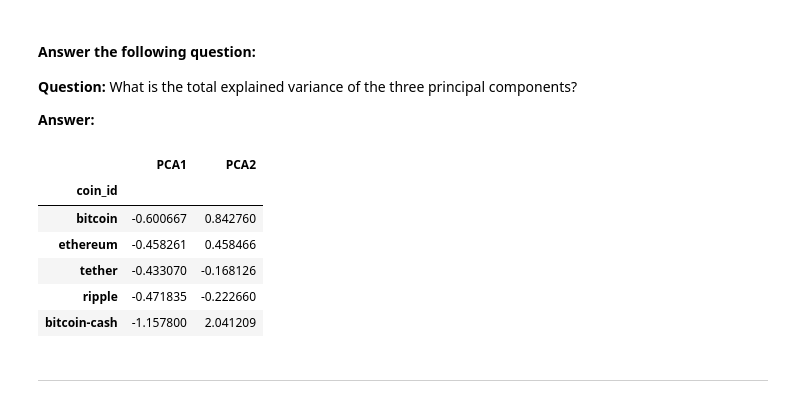
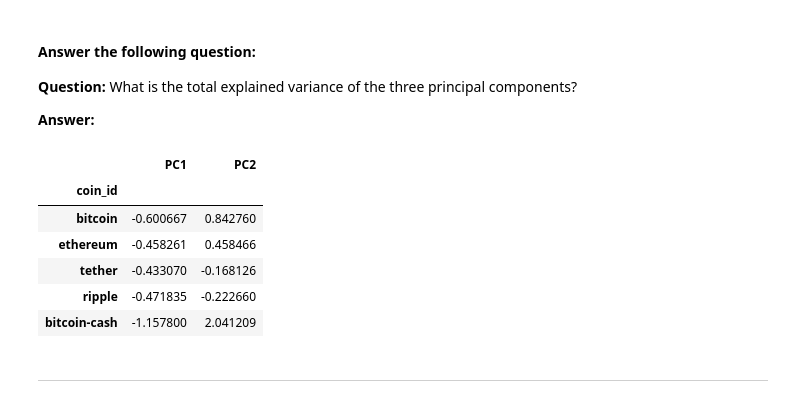
Before and after one commit to PatriciaDaher/CryptoClustering, a Jupyter notebook: Crypto_Clustering.ipynb, the cells around one changed output. Saved outputs shown, nothing was run; the diff lists cells and outputs as text; code cells hidden in the pictures.

```diff
--- a/Crypto_Clustering.ipynb
+++ b/Crypto_Clustering.ipynb
@@ -236,19 +230,19 @@ array([0.3719856 , 0.34700813])
 # %%
 # Create a new DataFrame with the PCA data.
 market_pca_df = pd.DataFrame(
-    market_pca, columns=["PCA1","PCA2"]
+    market_pca, columns=["PC1","PC2"]
 )
 market_pca_df.head(5)
 # Copy the crypto names from the original scaled DataFrame
 market_pca_df["coin_id"] = market_scaled_df.index
 
 # Set the coin_id column as index
 market_pca_df = market_pca_df.set_index("coin_id")
 
 # Display the scaled PCA DataFrame
 market_pca_df.head(5)
 # %% [output]
-|  | PCA1 | PCA2 |
+|  | PC1 | PC2 |
 | coin_id |  |  |
 | bitcoin | -0.600667 | 0.842760 |
 | ethereum | -0.458261 | 0.458466 |
```
Also changed, not shown: parts of 4 cells of this notebook.
